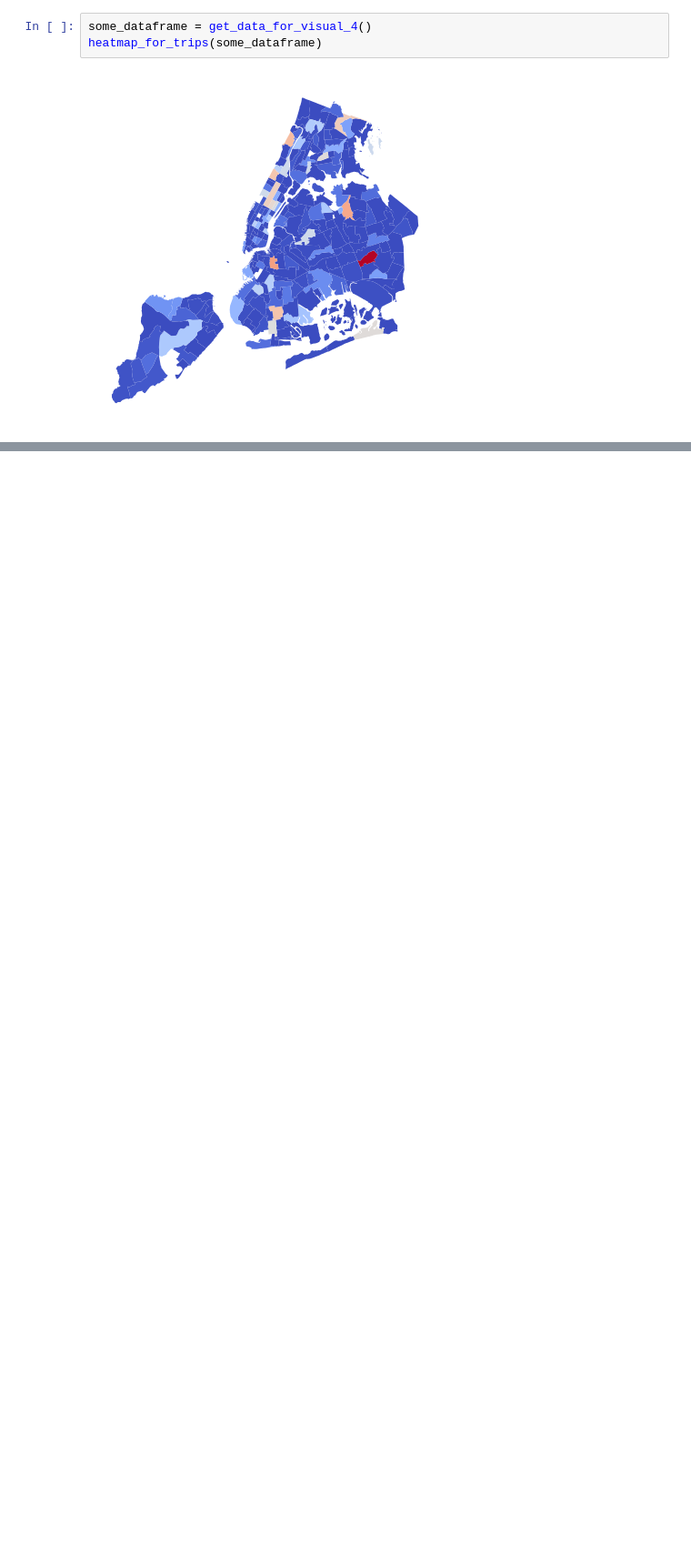
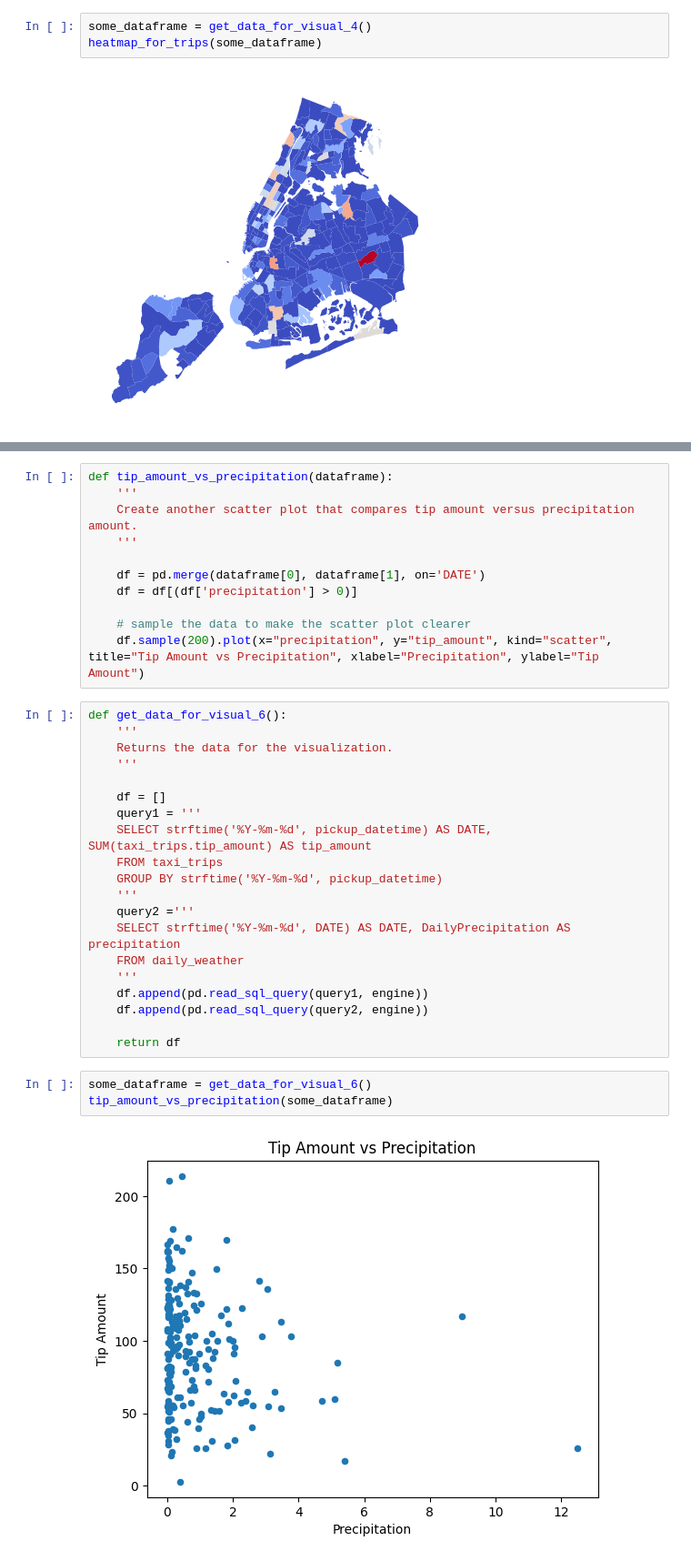
Before and after one commit to chenmeijia30/intro-to-python, a Jupyter notebook: Project.ipynb, the cells around one changed output, grey strips where cells are left out. Shown: that part at 91% size. Cells and saved outputs as stored; diff of their text form; blank space fills up the shorter version.

```diff
--- a/Project.ipynb
+++ b/Project.ipynb
@@ -751,0 +784,36 @@ heatmap_for_trips(some_dataframe)
+# %%
+def tip_amount_vs_precipitation(dataframe):
+    '''
+    Create another scatter plot that compares tip amount versus precipitation amount.
+    '''
+
+    df = pd.merge(dataframe[0], dataframe[1], on='DATE')
+    df = df[(df['precipitation'] > 0)]
+
+    # sample the data to make the scatter plot clearer
+    df.sample(200).plot(x="precipitation", y="tip_amount", kind="scatter", title="Tip Amount vs Precipitation", xlabel="Precipitation", ylabel="Tip Amount")
+# %%
+def get_data_for_visual_6():
+    '''
+    Returns the data for the visualization.
+    '''
+
+    df = []
+    query1 = '''
+    SELECT strftime('%Y-%m-%d', pickup_datetime) AS DATE, SUM(taxi_trips.tip_amount) AS tip_amount
+    FROM taxi_trips
+    GROUP BY strftime('%Y-%m-%d', pickup_datetime)
+    '''
+    query2 ='''
+    SELECT strftime('%Y-%m-%d', DATE) AS DATE, DailyPrecipitation AS precipitation
+    FROM daily_weather
+    '''
+    df.append(pd.read_sql_query(query1, engine))
+    df.append(pd.read_sql_query(query2, engine))
+
+    return df
+# %%
+some_dataframe = get_data_for_visual_6()
+tip_amount_vs_precipitation(some_dataframe)
+# %% [output]
+[figure, added]
```
Also changed, not shown: parts of 5 cells of this notebook.
